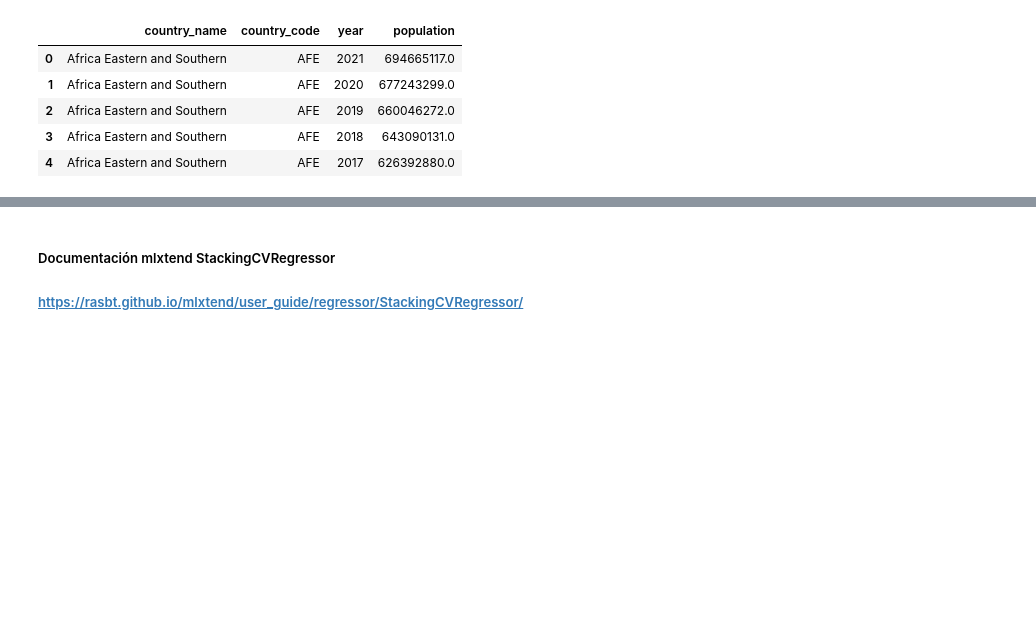
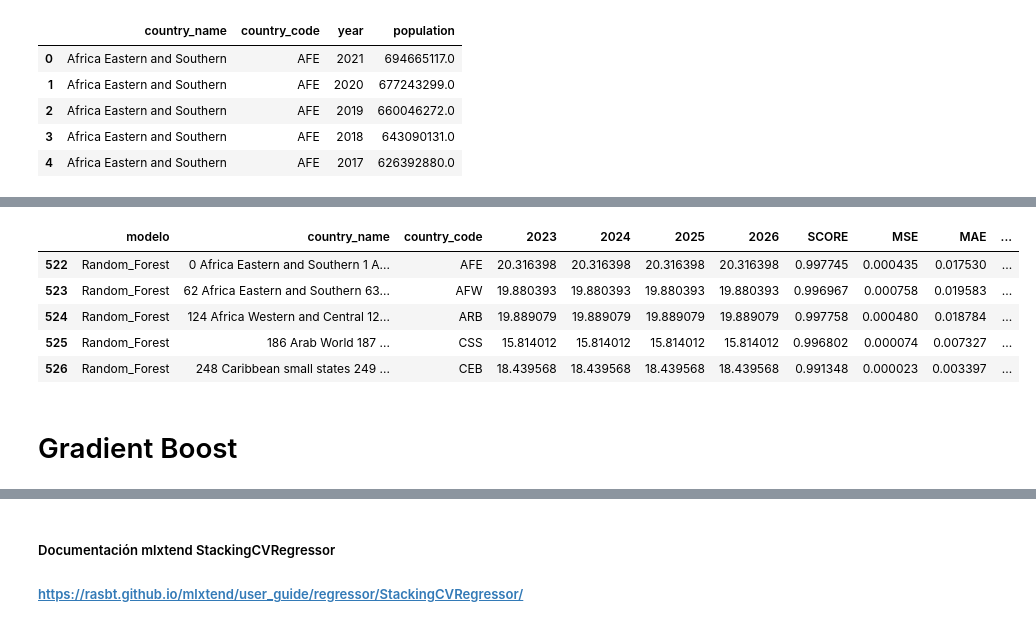
Before and after one commit to AlbertoLandinWork/etl_worldbank_api, a Jupyter notebook: machine_learning.ipynb, the cells around one changed output, grey strips where cells are left out. Drawn from its saved outputs; the diff is of its cells as text; code cells hidden in the pictures; blank space fills up the shorter version.

```diff
--- a/machine_learning.ipynb
+++ b/machine_learning.ipynb
@@ -43,0 +128,37 @@ ada_boost = AdaBoostRegressor()
+# %%
+for pais in paises:
+    # Divido el dataframe por países, ya que se observó un mejor desempeño de los modelos en el contexto de cada país y su propia tendencia
+    df_pais = df_population.loc[(df_population['country_code'] == pais)]
+    # Separo las variables
+    X = df_pais.year.values.reshape(-1,1)
+    y = np.log1p(df_pais.population.values.reshape(-1,1)) # np.log1p()
+    # Divido en datos de train y de test
+    X_train, X_test, y_train, y_test = train_test_split(X, y, test_size = 0.4)
+    # Se entrena el modelo
+    random_forest.fit(X_train,y_train)
+    # Se obtiene la predicción con los datos de train y test
+    y_train_pred = random_forest.predict(X_train)
+    y_test_pred = random_forest.predict(X_test)
+    # Se obtienen las metricas
+    SCORE = random_forest.score(X_test, y_test)
+    RMSLE = mean_squared_log_error(y_test, y_test_pred, squared = False)
+    MSE = mean_squared_error(y_test, y_test_pred)
+    MAE = mean_absolute_error(y_test, y_test_pred)
+    MAPE = np.mean(np.abs((y_test - y_test_pred) / y_test)) * 100
+    # Se realiza la predicción para los proximos 4 años
+    y_test_pred = random_forest.predict(objetivo)
+    # Se ingresan las métricas y resultados al DataFrame
+    to_append = ["Random_Forest", df_pais.country_name, pais, random_forest.predict(objetivo)[0], random_forest.predict(objetivo)[1], random_forest.predict(objetivo)[2], random_forest.predict(objetivo)[3], SCORE, MSE, MAE, MAPE, RMSLE]
+    a_series = pd.Series(to_append, index = resultado.columns)
+    resultado = resultado.append(a_series, ignore_index = True)
+# %%
+resultado[resultado.modelo == 'Random_Forest'].head()
+# %% [output]
+|  | modelo | country_name | country_code | 2023 | 2024 | 2025 | 2026 | SCORE | MSE | MAE | ... |
+| 522 | Random_Forest | 0 Africa Eastern and Southern 1 A... | AFE | 20.316398 | 20.316398 | 20.316398 | 20.316398 | 0.997745 | 0.000435 | 0.017530 | ... |
+| 523 | Random_Forest | 62 Africa Eastern and Southern 63... | AFW | 19.880393 | 19.880393 | 19.880393 | 19.880393 | 0.996967 | 0.000758 | 0.019583 | ... |
+| 524 | Random_Forest | 124 Africa Western and Central 12... | ARB | 19.889079 | 19.889079 | 19.889079 | 19.889079 | 0.997758 | 0.000480 | 0.018784 | ... |
+| 525 | Random_Forest | 186 Arab World 187 ... | CSS | 15.814012 | 15.814012 | 15.814012 | 15.814012 | 0.996802 | 0.000074 | 0.007327 | ... |
+| 526 | Random_Forest | 248 Caribbean small states 249 ... | CEB | 18.439568 | 18.439568 | 18.439568 | 18.439568 | 0.991348 | 0.000023 | 0.003397 | ... |
+# %% [markdown]
+# Gradient Boost
```
Also changed, not shown: parts of 45 cells of this notebook, 5 other files.
